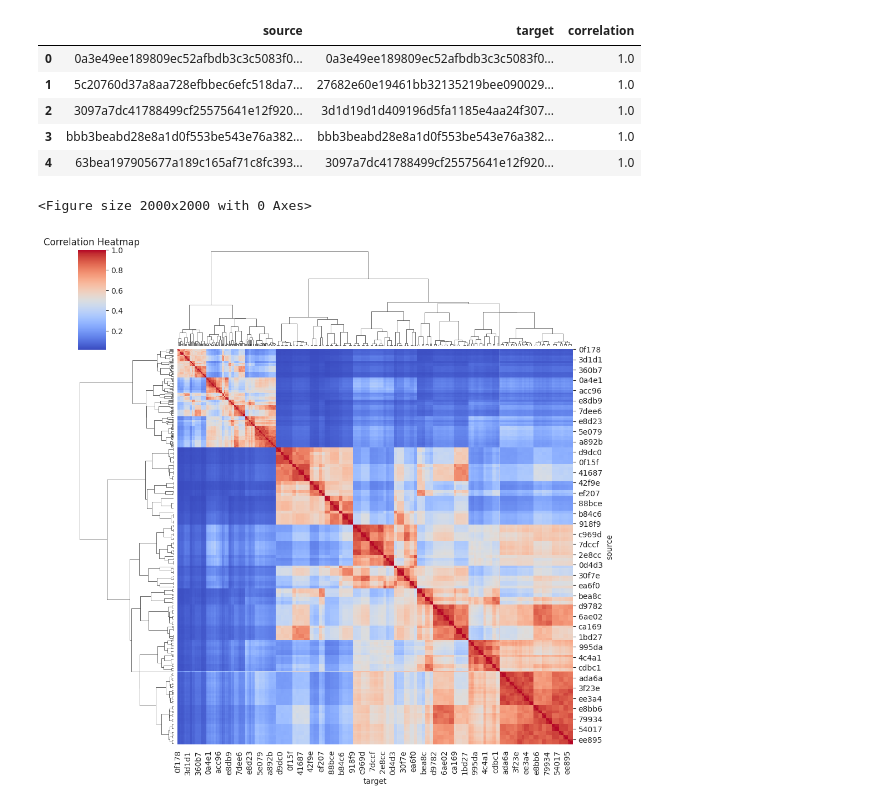
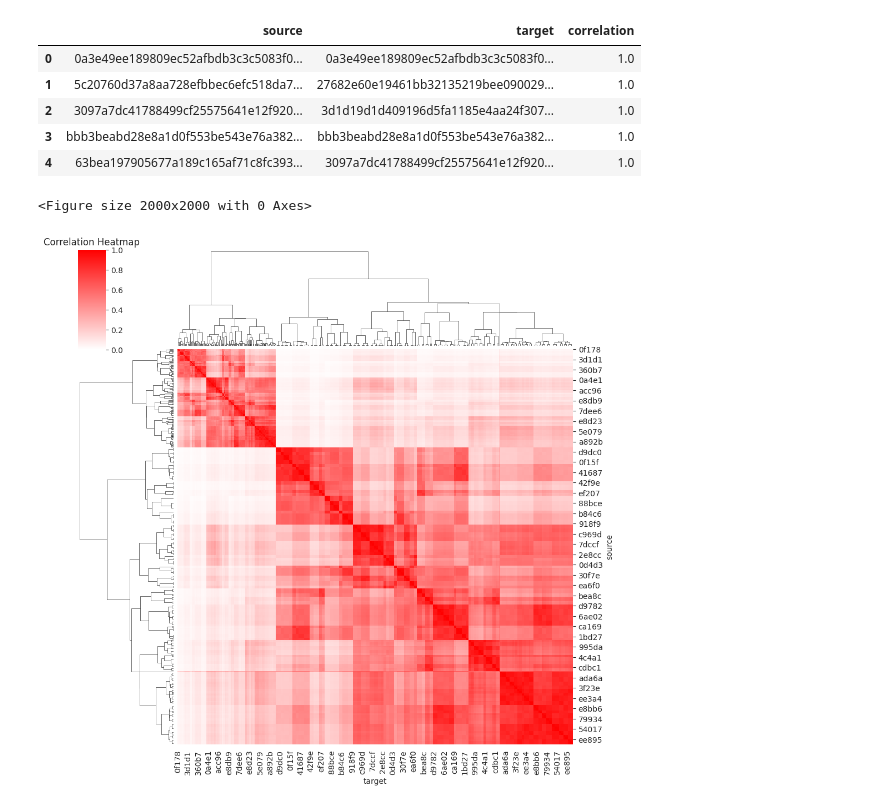
Before and after one commit to Inria-Empenn/fmri_feature_model, a Jupyter notebook: analysis/auditory/auditory_analysis.ipynb, the cells around one changed output. Drawn from its saved outputs; the diff is of its cells as text; code cells hidden in the pictures.

```diff
--- a/analysis/auditory/auditory_analysis.ipynb
+++ b/analysis/auditory/auditory_analysis.ipynb
@@ -306,11 +312,12 @@ correlations.head()
 # %%
 correlations['source'] = correlations['source'].str.slice(0, 5)
 correlations['target'] = correlations['target'].str.slice(0, 5)
 data = correlations.pivot(index='source', columns='target', values='correlation').fillna(1.0)
 plt.figure(figsize=(20, 20))
-sb.clustermap(data, cmap='coolwarm')
+cmap = LinearSegmentedColormap.from_list("red_cmap", ["#FFFFFF", "#FF0000"])
+sb.clustermap(data, cmap=cmap, vmin=0, vmax=1)
 plt.title('Correlation Heatmap')
 plt.show()
 # %% [output]
 <Figure size 2000x2000 with 0 Axes>
-[figure, old version]
+[figure, new version]
```
Also changed, not shown: parts of 7 cells of this notebook.
